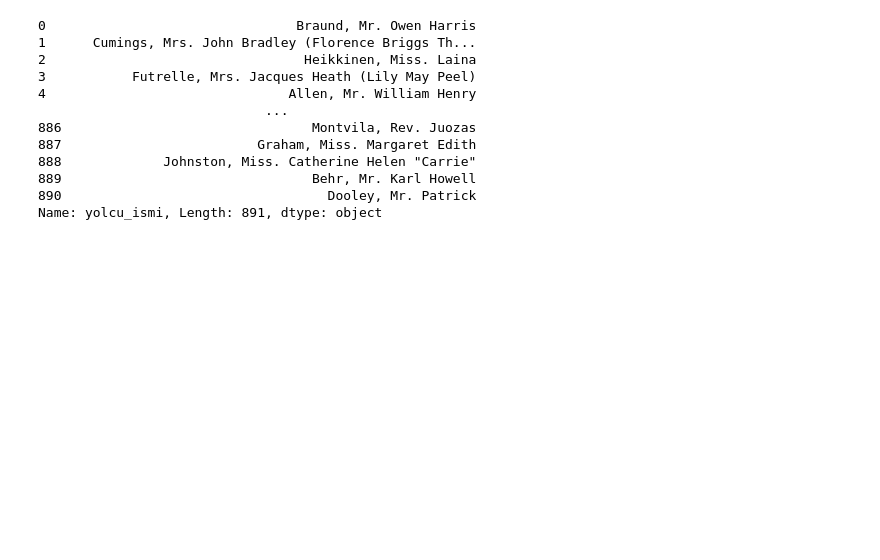
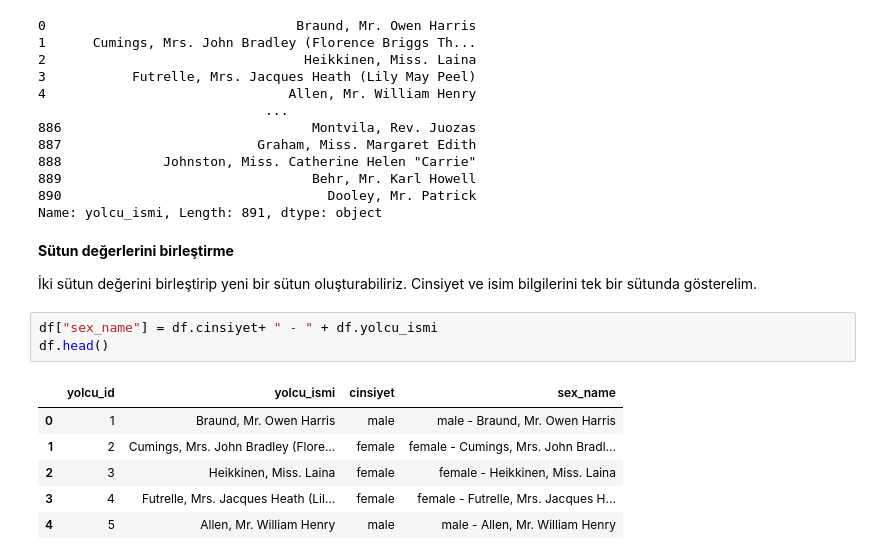
Before and after one commit to AyselAydin/Veri-Bilimi-icin-Temel-Python-Kutuphaneleri, a Jupyter notebook: Pandas/2-DataFrame.ipynb, the cells around one changed output. Saved outputs shown, nothing was run; the diff lists cells and outputs as text; blank space fills up the shorter version.

```diff
--- a/Pandas/2-DataFrame.ipynb
+++ b/Pandas/2-DataFrame.ipynb
@@ -260,3 +260,17 @@ df["yolcu_ismi"]
 889                                Behr, Mr. Karl Howell
 890                                  Dooley, Mr. Patrick
 Name: yolcu_ismi, Length: 891, dtype: object
+# %% [markdown]
+**Sütun değerlerini birleştirme**
+
+İki sütun değerini birleştirip yeni bir sütun oluşturabiliriz. Cinsiyet ve isim bilgilerini tek bir sütunda gösterelim.
+# %%
+df["sex_name"] = df.cinsiyet+ " - " + df.yolcu_ismi
+df.head()
+# %% [output]
+|  | yolcu_id | yolcu_ismi | cinsiyet | sex_name |
+| 0 | 1 | Braund, Mr. Owen Harris | male | male - Braund, Mr. Owen Harris |
+| 1 | 2 | Cumings, Mrs. John Bradley (Flore... | female | female - Cumings, Mrs. John Bradl... |
+| 2 | 3 | Heikkinen, Miss. Laina | female | female - Heikkinen, Miss. Laina |
+| 3 | 4 | Futrelle, Mrs. Jacques Heath (Lil... | female | female - Futrelle, Mrs. Jacques H... |
+| 4 | 5 | Allen, Mr. William Henry | male | male - Allen, Mr. William Henry |
```
